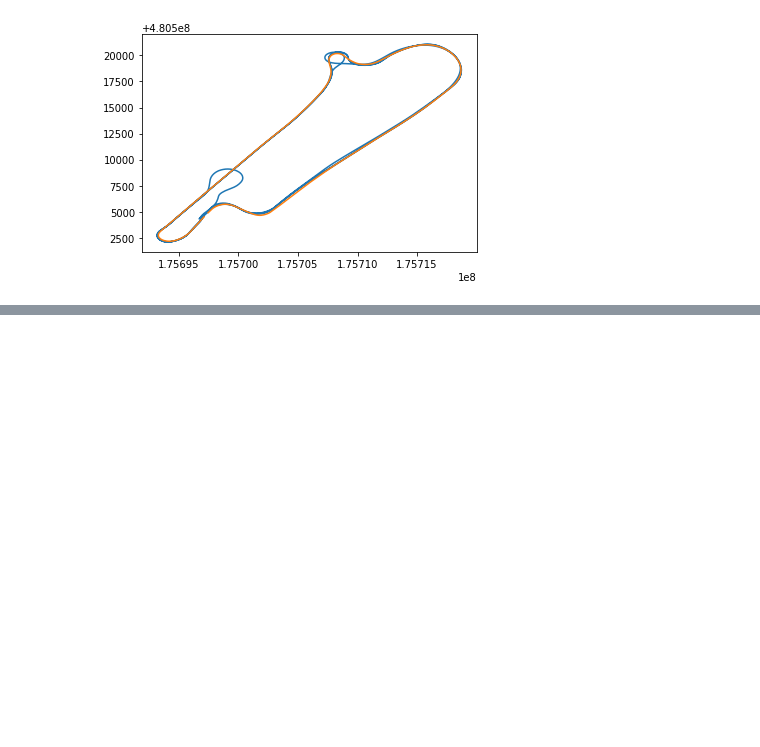
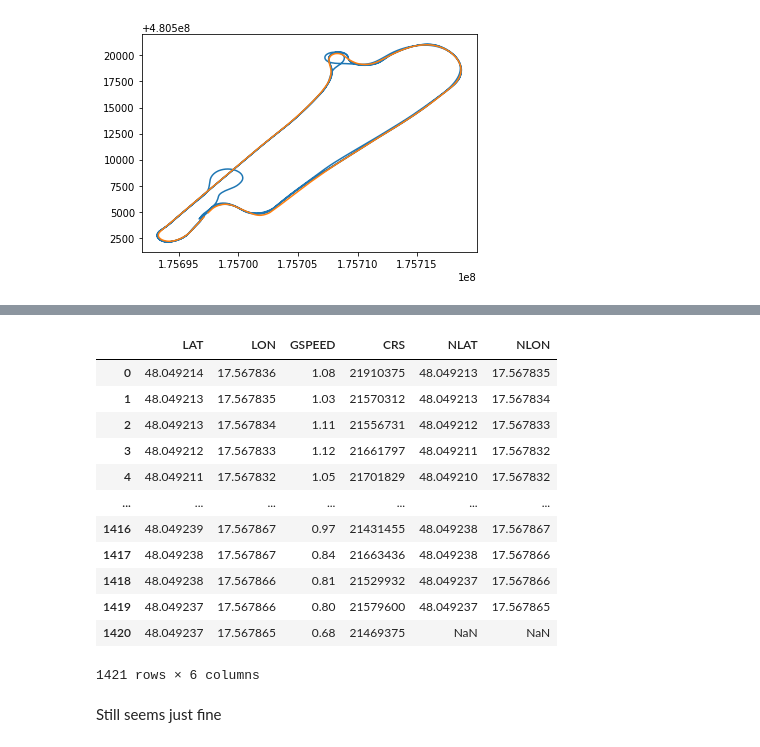
Before and after one commit to fiit-team-08/car-components-ml, a Jupyter notebook: data_analyzer.ipynb, the cells around one changed output, grey strips where cells are left out. Drawn from its saved outputs; the diff is of its cells as text; code cells hidden in the pictures; blank space fills up the shorter version.

```diff
--- a/data_analyzer.ipynb
+++ b/data_analyzer.ipynb
@@ -63,0 +133,7 @@ for frame in [traces3, ref2]:
+# %%
+# drop unnecessary columns
+ref1 = ref1.drop(columns=['UTMX', 'UTMY', 'HMSL', 'HACC', 'NXPT'])
+traces1 = traces1.drop(columns=['UTMX', 'UTMY', 'HMSL', 'HACC', 'NXPT'])
+ref2 = ref2.drop(columns=['UTMX', 'UTMY', 'HMSL', 'HACC', 'NXPT'])
+traces2 = traces2.drop(columns=['UTMX', 'UTMY', 'HMSL', 'HACC', 'NXPT'])
+traces3 = traces3.drop(columns=['UTMX', 'UTMY', 'HMSL', 'HACC', 'NXPT'])
@@ -63,0 +171,18 @@ for frame in [traces3, ref2]:
+# %%
+ref1
+# %% [output]
+|  | LAT | LON | GSPEED | CRS | NLAT | NLON |
+| 0 | 48.049214 | 17.567836 | 1.08 | 21910375 | 48.049213 | 17.567835 |
+| 1 | 48.049213 | 17.567835 | 1.03 | 21570312 | 48.049213 | 17.567834 |
+| 2 | 48.049213 | 17.567834 | 1.11 | 21556731 | 48.049212 | 17.567833 |
+| 3 | 48.049212 | 17.567833 | 1.12 | 21661797 | 48.049211 | 17.567832 |
+| 4 | 48.049211 | 17.567832 | 1.05 | 21701829 | 48.049210 | 17.567832 |
+| ... | ... | ... | ... | ... | ... | ... |
+| 1416 | 48.049239 | 17.567867 | 0.97 | 21431455 | 48.049238 | 17.567867 |
+| 1417 | 48.049238 | 17.567867 | 0.84 | 21663436 | 48.049238 | 17.567866 |
+| 1418 | 48.049238 | 17.567866 | 0.81 | 21529932 | 48.049237 | 17.567866 |
+| 1419 | 48.049237 | 17.567866 | 0.80 | 21579600 | 48.049237 | 17.567865 |
+| 1420 | 48.049237 | 17.567865 | 0.68 | 21469375 | NaN | NaN |
+1421 rows × 6 columns
+# %% [markdown]
+Still seems just fine
```
Also changed, not shown: parts of 17 cells of this notebook, 4 other files.
